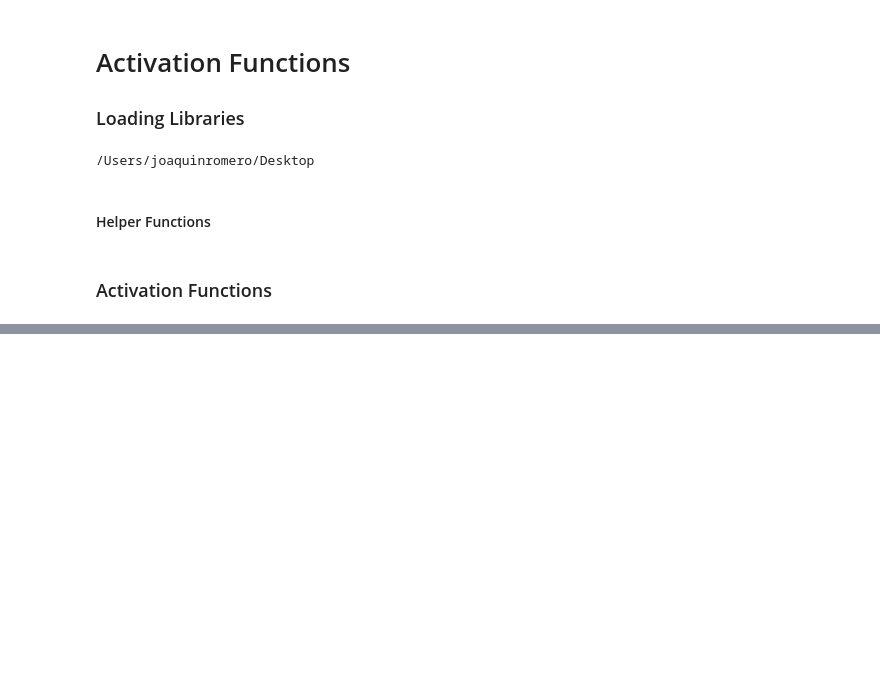
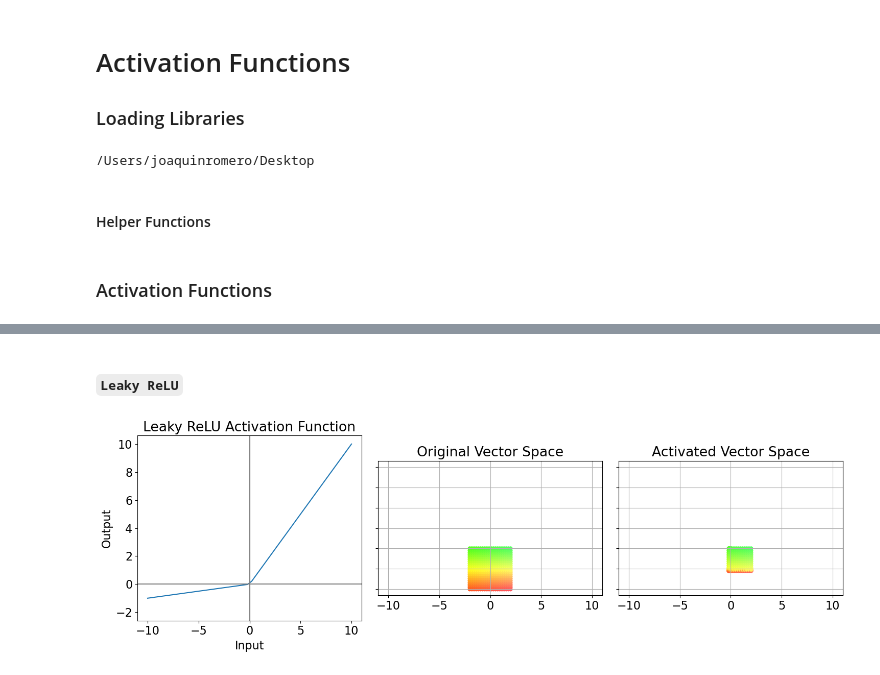
Before and after one commit to joakor89/Modern-Time-Series-Forecasting-with-Python, a Jupyter notebook: chap_11/02_AF.ipynb, the cells around one changed output, grey strips where cells are left out. Cells and saved outputs as stored; diff of their text form; code cells hidden in the pictures; blank space fills up the shorter version.

```diff
--- a/chap_11/02_AF.ipynb
+++ b/chap_11/02_AF.ipynb
@@ -111,0 +133,10 @@ colors = list(map(colorizer, xygrid[:,0], xygrid[:,1]))
+# %% [markdown]
+#### `Leaky ReLU`
+# %%
+from functools import partial
+
+act_fn = partial(torch.nn.functional.leaky_relu, negative_slope=0.1)
+fig = plot_grid(act_fn, "Leaky ReLU", xygrid, colors)
+plt.savefig("imgs/chapter_11/leaky_relu.png")
+# %% [output]
+[figure, added]
```
Also changed, not shown: parts of 10 cells of this notebook.
